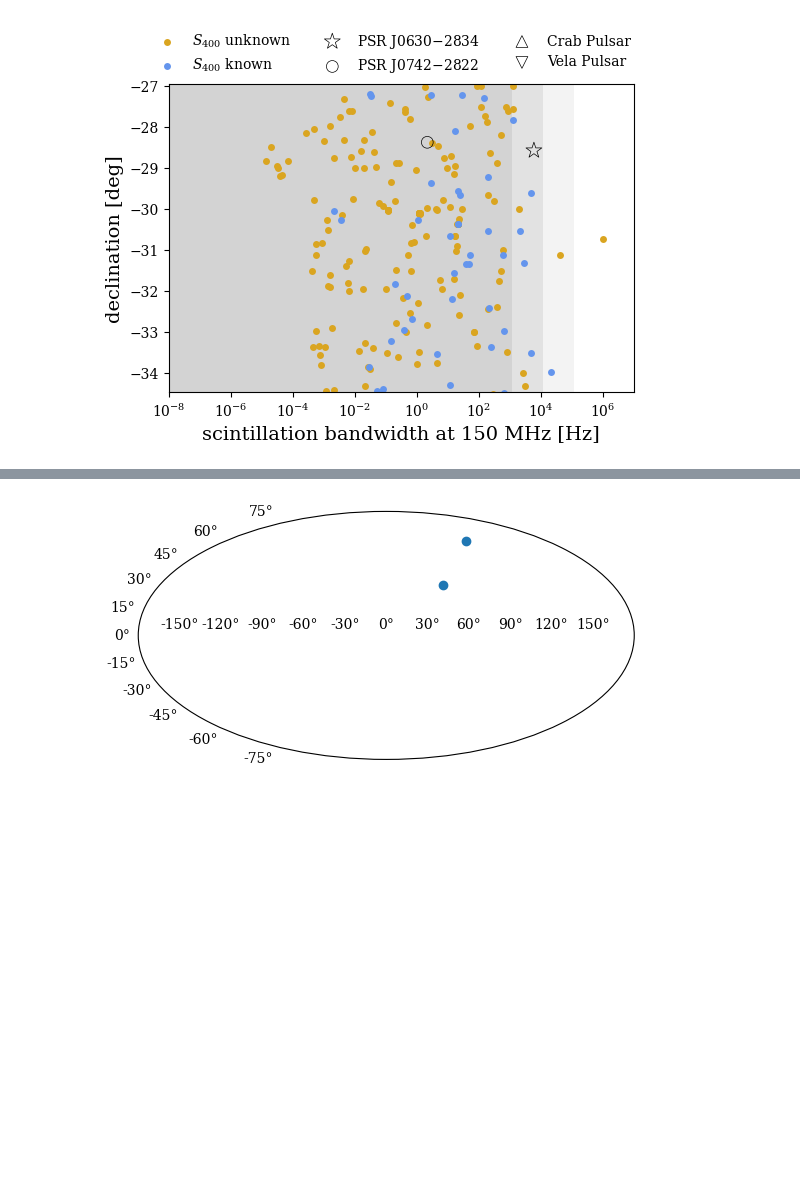
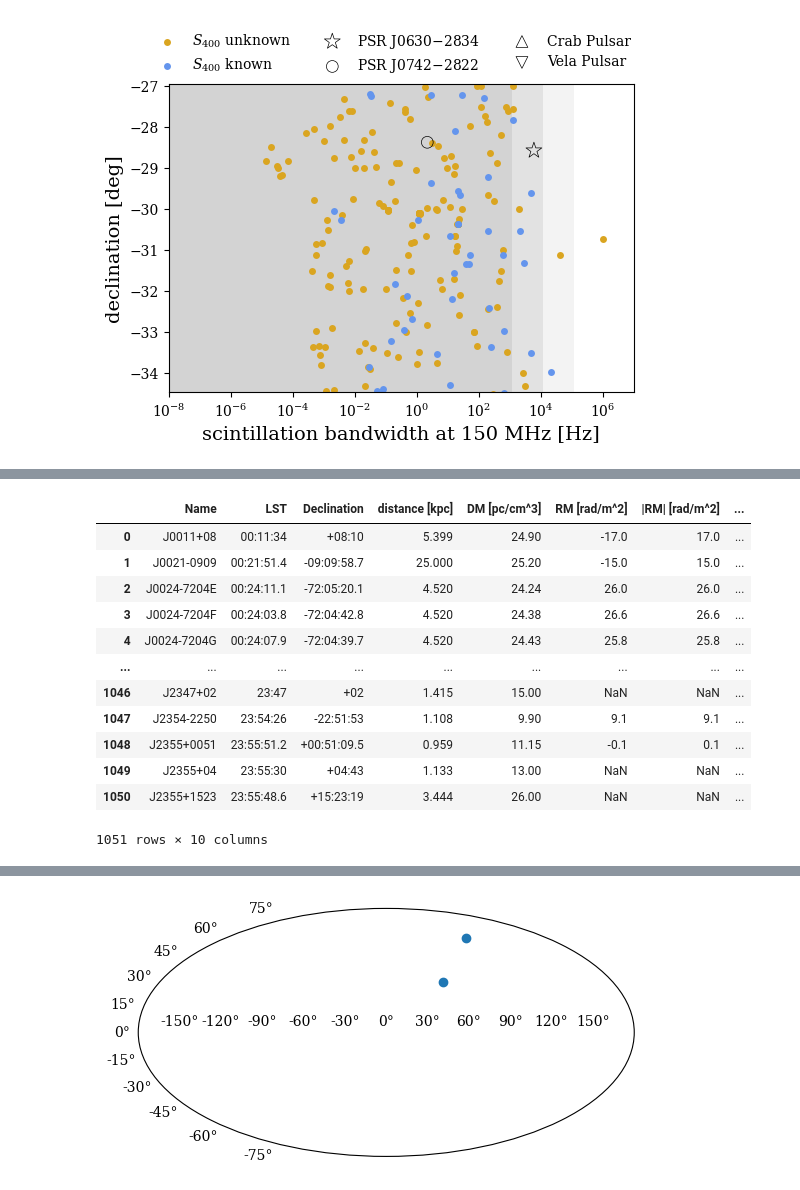
Before and after one commit to bjacobell/PsrSim, a Jupyter notebook: pulsar_sky_plots.ipynb, the cells around one changed output, grey strips where cells are left out. Drawn from its saved outputs; the diff is of its cells as text; code cells hidden in the pictures; blank space fills up the shorter version.

```diff
--- a/pulsar_sky_plots.ipynb
+++ b/pulsar_sky_plots.ipynb
@@ -626,7 +685,8 @@ plt.show()
 # %%
 icheck = np.where(
-    (a_decvec > heralat*np.pi/180-0.131/2) &
-    (a_decvec < heralat*np.pi/180+0.131/2) &
+    (a_decvec > (heralat-5*mult)*np.pi/180) &
+    (a_decvec < (heralat+5*mult)*np.pi/180) &
+    #(~np.isnan(sbw150*1e6)) &
     (sbw150*1e6 > 1) &
     ((np.isnan(svec)) | (svec > 100))
 )
@@ -661,0 +722,30 @@ PSR J2158-2734   | LST 21:58:00.8   | decl. -27:33:37.0  | BWscint @ 150 MHz: 12
+# %%
+dat = {
+    'Name': dfc['PSRJ'].values,
+    'LST': dfc['RAJ'].values,
+    'Declination': dfc['DECJ'].values,
+    'distance [kpc]': dfc['DIST'].values,
+    'DM [pc/cm^3]': dfc['DM'].values,
+    'RM [rad/m^2]': dfc['RM'].values.astype('float'),
+    '|RM| [rad/m^2]': np.abs(dfc['RM'].values.astype('float')),
+    'flux density at 400 MHz [mJy]': dfc['S400'].values.astype('float'),
+    'scintillation bandwidth at 150 MHz [Hz]': sbwc*1e6,
+    'transverse velocity [km/s]': dfc['VTRANS'].values
+}
+
+dfsc = pd.DataFrame(dat)
+dfsc
+# %% [output]
+|  | Name | LST | Declination | distance [kpc] | DM [pc/cm^3] | RM [rad/m^2] | |RM| [rad/m^2] | ... |
+| 0 | J0011+08 | 00:11:34 | +08:10 | 5.399 | 24.90 | -17.0 | 17.0 | ... |
+| 1 | J0021-0909 | 00:21:51.4 | -09:09:58.7 | 25.000 | 25.20 | -15.0 | 15.0 | ... |
+| 2 | J0024-7204E | 00:24:11.1 | -72:05:20.1 | 4.520 | 24.24 | 26.0 | 26.0 | ... |
+| 3 | J0024-7204F | 00:24:03.8 | -72:04:42.8 | 4.520 | 24.38 | 26.6 | 26.6 | ... |
+| 4 | J0024-7204G | 00:24:07.9 | -72:04:39.7 | 4.520 | 24.43 | 25.8 | 25.8 | ... |
+| ... | ... | ... | ... | ... | ... | ... | ... | ... |
+| 1046 | J2347+02 | 23:47 | +02 | 1.415 | 15.00 | NaN | NaN | ... |
+| 1047 | J2354-2250 | 23:54:26 | -22:51:53 | 1.108 | 9.90 | 9.1 | 9.1 | ... |
+| 1048 | J2355+0051 | 23:55:51.2 | +00:51:09.5 | 0.959 | 11.15 | -0.1 | 0.1 | ... |
+| 1049 | J2355+04 | 23:55:30 | +04:43 | 1.133 | 13.00 | NaN | NaN | ... |
+| 1050 | J2355+1523 | 23:55:48.6 | +15:23:19 | 3.444 | 26.00 | NaN | NaN | ... |
+1051 rows × 10 columns
```
Also changed, not shown: parts of 9 cells of this notebook, 8 other files.
